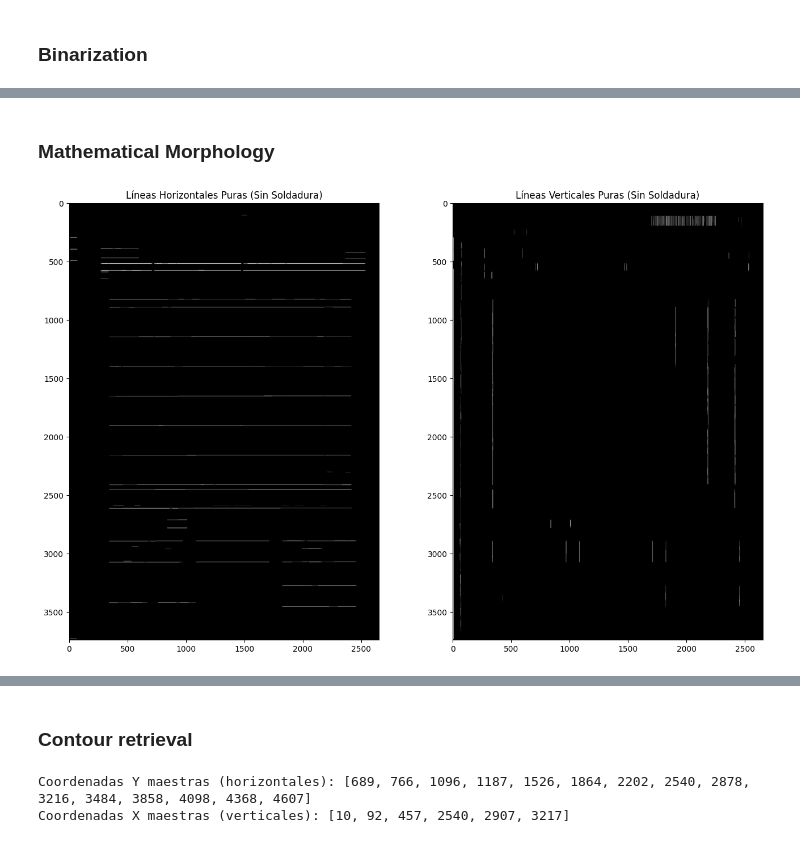
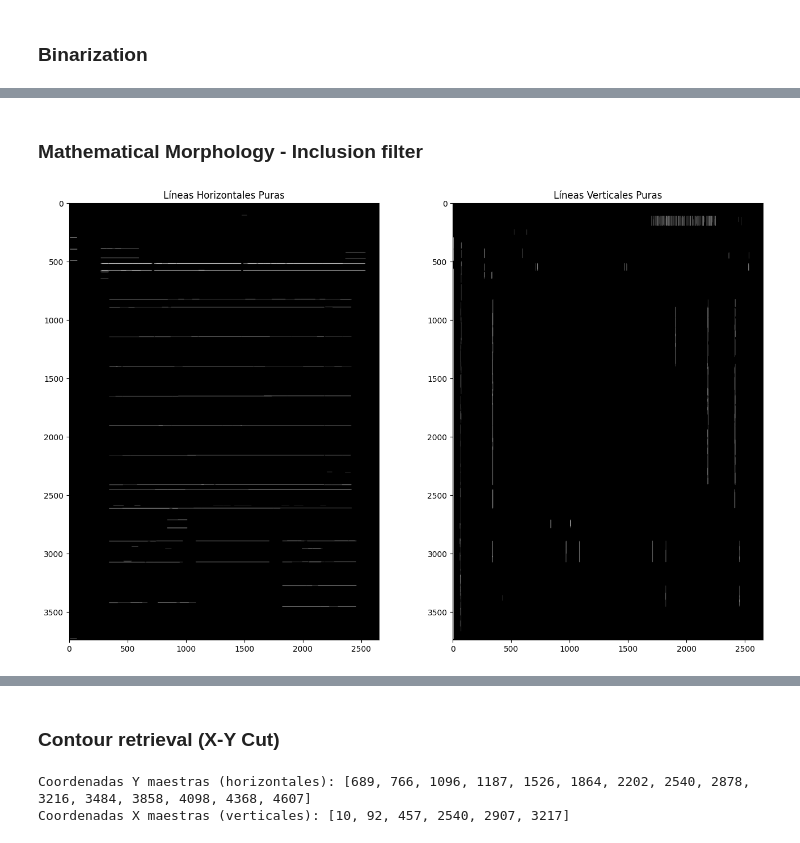
Before and after one commit to ppalaciosa/onpe-actas_sep2026-ocr-parser, a Jupyter notebook: analisis_acta_opencv.ipynb, the cells around one changed output, grey strips where cells are left out. Drawn from its saved outputs; the diff is of its cells as text; code cells hidden in the pictures.

```diff
--- a/analisis_acta_opencv.ipynb
+++ b/analisis_acta_opencv.ipynb
@@ -103,40 +97,56 @@ Wall time: 1.05 s
 # %% [markdown]
-### Mathematical Morphology
+### Mathematical Morphology - Inclusion filter
 # %%
-%%time
-# Morphological operations
+# Morphological operations (Recursive X-Y Cut)
+
+# Referencias sobre el algoritmo:
+# Nagy, G., Seth, S., & Viswanathan, M. (1992). A prototype document image analysis system for technical journals. Computer, 25(7), 10-22.
+# URL: https://digitalcommons.unl.edu/cgi/viewcontent.cgi?article=1039&context=csearticles
+# O'Gorman, L., & Kasturi, R. (1997). Executive Briefing: Document Image Analysis. IEEE Computer Society Press.
+# URL: https://cse.usf.edu/~r1k/DocumentImageAnalysis/DIA.pdf
+# Otras referencias:
 # https://www.geeksforgeeks.org/python/python-opencv-morphological-operations/
 # https://opencv24-python-tutorials.readthedocs.io/en/latest/py_tutorials/py_imgproc/py_morphological_ops/py_morphological_ops.html
-# Kernel horizontal: muy ancho, 1 píxel de alto
-# Solo sobrevive lo que es horizontal y largo (líneas de tabla)
+# https://stackoverflow.com/questions/46274961/removing-horizontal-lines-in-image-opencv-python-matplotlib
+# https://stackoverflow.com/questions/60521925/how-to-detect-the-horizontal-and-vertical-lines-of-a-table-and-eliminate-the-noi
 
-# Dimensiones reducidas para calcular el tamaño de nuestras "soldaduras"
+# Estrategia: Usamos kernels direccionales para aniquilar todo lo que no
+# sea estructural. Luego de ello, aplicamos X-Y Cut.
+
+# Dimensiones reducidas (después del reescalado)
 h_reduced, w_reduced = binary.shape[:2]
+# Dimensiones reales
 img_h, img_w = img.shape[:2]
 
+# Kernel horizontal: muy ancho, 1 píxel de alto
+# No puede ser menor a 1
+# https://www.kaggle.com/code/mohammadtanvirul/opencv-morpological-analysis-kernel-gradient#GetStructuringElement
+kernel_length = max(1, int(BASE_KERNEL_LEN * RATIO_ESCALA))
+
+# Solo sobrevive lo que es horizontal y largo (líneas de tabla)
 # Extraemos trazos puros horizontales largos usando MORPH_OPEN
 horizontal_kernel = cv2.getStructuringElement(cv2.MORPH_RECT, (kernel_length, 1))
 horizontal_lines = cv2.morphologyEx(binary, cv2.MORPH_OPEN, horizontal_kernel)
 
 # Extraemos trazos puros verticales largos usando MORPH_OPEN
 vertical_kernel = cv2.getStructuringElement(cv2.MORPH_RECT, (1, kernel_length))
 vertical_lines = cv2.morphologyEx(binary, cv2.MORPH_OPEN, vertical_kernel)
 
 '''
 CAMBIO DE ESTRATEGIA: Los trazos de los miembros de mesa raramente rompen el
 núcleo impreso de la tabla de votos de manera severa. Al aplicar la soldadura
 de forma especulativa, el algoritmo tendía a 'atrapar' ruido visual adyacente
 (manchas, fragmentos de letras manuscritas) y los soldaba a la cuadrícula,
 generando líneas fantasmas y una celda espuria (falsa).
 Lección: Quitar el MORPH_CLOSE simplifica el código, elimina falsos positivos y
 hace que el esqueleto sea puramente representativo de la geometría real impresa.
 '''
 
 fig, ax = plt.subplots(1, 2, figsize=(16, 10))
 ax[0].imshow(horizontal_lines, cmap='gray')
-ax[0].set_title("Líneas Horizontales Puras (Sin Soldadura)")
+ax[0].set_title("Líneas Horizontales Puras")
 ax[1].imshow(vertical_lines, cmap='gray')
-ax[1].set_title("Líneas Verticales Puras (Sin Soldadura)")
+ax[1].set_title("Líneas Verticales Puras")
 plt.show()
 # %% [output]
-[figure, old version]
+[figure, new version]
@@ -145,4 +153,4 @@ Wall time: 1.92 s
 # %% [markdown]
-### Contour retrieval
+### Contour retrieval (X-Y Cut)
 # %%
 '''
```
Also changed, not shown: parts of 6 cells of this notebook.
